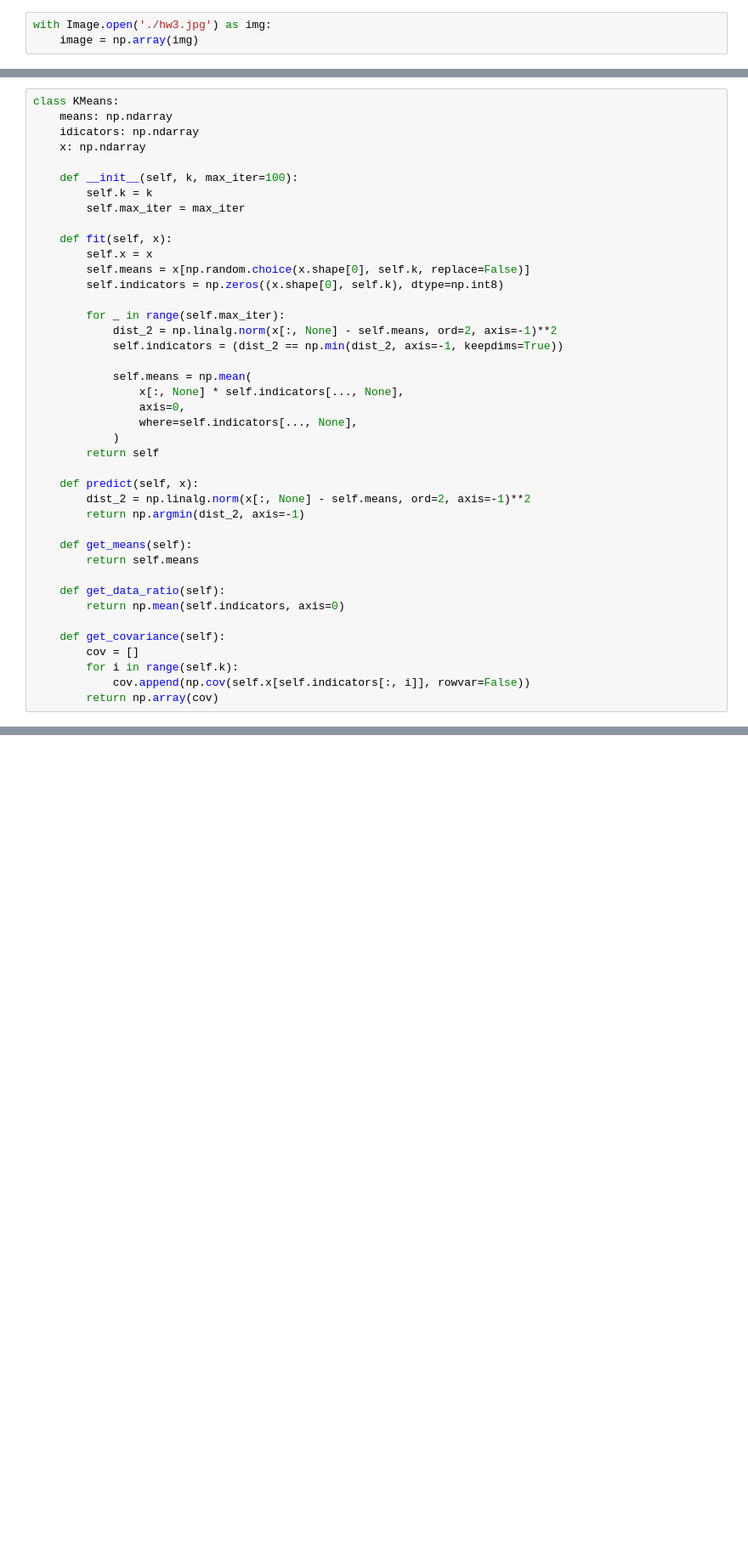
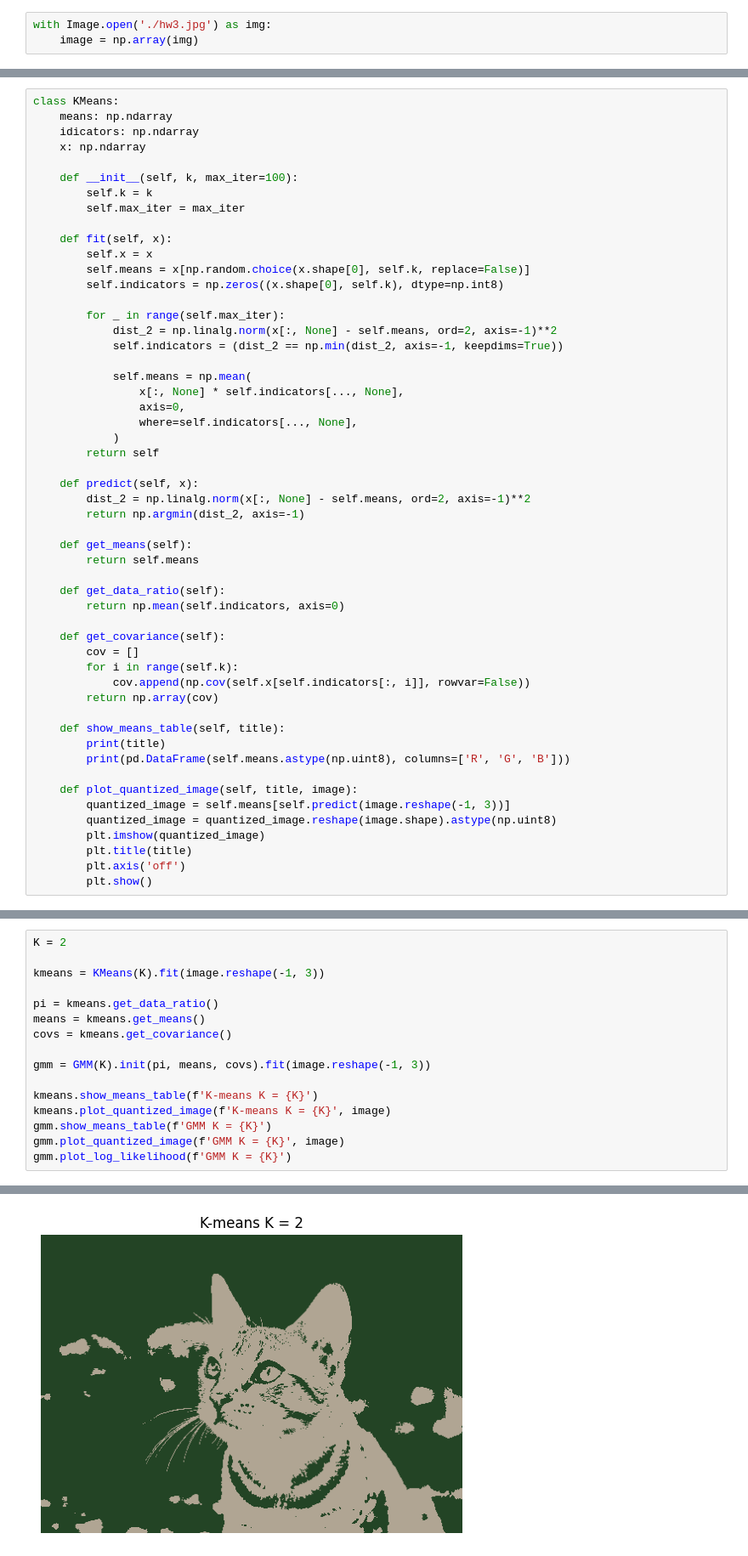
Before and after one commit to david20571015/Machine-Learning, a Jupyter notebook: hw3/hw3_311511038.ipynb, the cells around one changed output, grey strips where cells are left out. Shown at 85% size. Saved outputs shown, nothing was run; the diff lists cells and outputs as text; blank space fills up the shorter version.

```diff
--- a/hw3/hw3_311511038.ipynb
+++ b/hw3/hw3_311511038.ipynb
@@ -326,3 +328,15 @@ class KMeans:
         for i in range(self.k):
             cov.append(np.cov(self.x[self.indicators[:, i]], rowvar=False))
         return np.array(cov)
+
+    def show_means_table(self, title):
+        print(title)
+        print(pd.DataFrame(self.means.astype(np.uint8), columns=['R', 'G', 'B']))
+
+    def plot_quantized_image(self, title, image):
+        quantized_image = self.means[self.predict(image.reshape(-1, 3))]
+        quantized_image = quantized_image.reshape(image.shape).astype(np.uint8)
+        plt.imshow(quantized_image)
+        plt.title(title)
+        plt.axis('off')
+        plt.show()
@@ -328,0 +415,17 @@ class KMeans:
+# %%
+K = 2
+
+kmeans = KMeans(K).fit(image.reshape(-1, 3))
+
+pi = kmeans.get_data_ratio()
+means = kmeans.get_means()
+covs = kmeans.get_covariance()
+
+gmm = GMM(K).init(pi, means, covs).fit(image.reshape(-1, 3))
+
+kmeans.show_means_table(f'K-means K = {K}')
+kmeans.plot_quantized_image(f'K-means K = {K}', image)
+gmm.show_means_table(f'GMM K = {K}')
+gmm.plot_quantized_image(f'GMM K = {K}', image)
+gmm.plot_log_likelihood(f'GMM K = {K}')
+# %% [output]
@@ -328,0 +436 @@ class KMeans:
+[figure, added]
```
Also changed, not shown: parts of 9 cells of this notebook.
